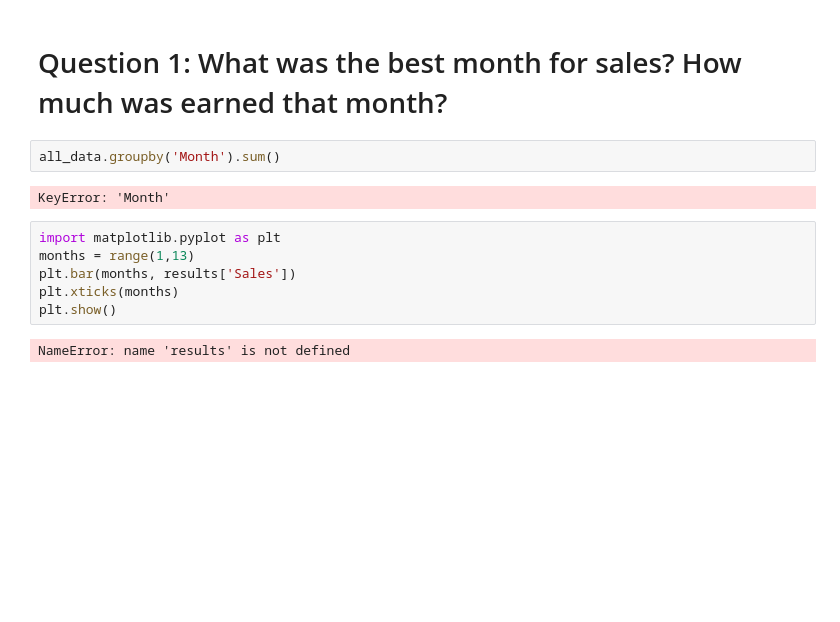
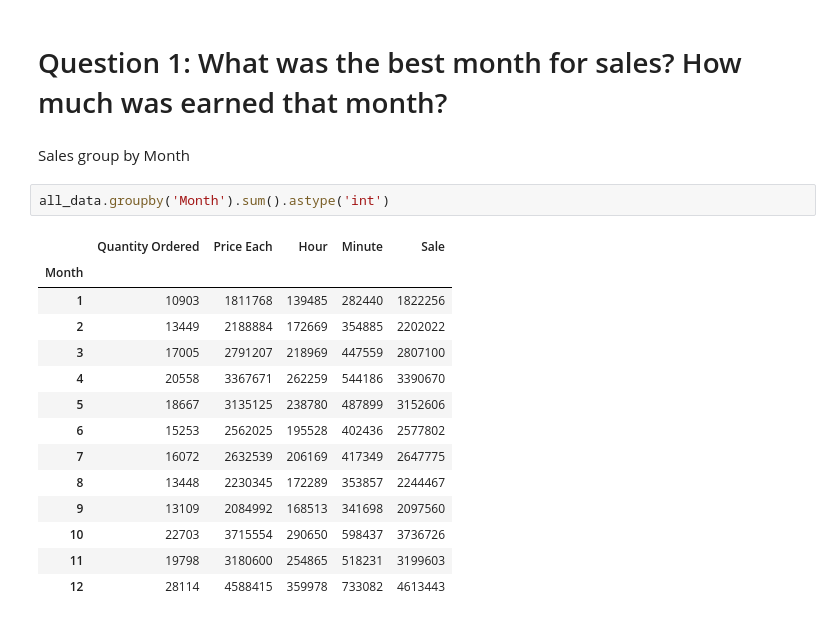
Before and after one commit to dangbichtrinh/Python-portfolio-project, a Jupyter notebook: Python-portfolio-project.ipynb, the cells around one changed output. Cells and saved outputs as stored; diff of their text form; blank space fills up the shorter version.

```diff
--- a/Python-portfolio-project.ipynb
+++ b/Python-portfolio-project.ipynb
@@ -242,14 +246,21 @@ all_data.head()
 # %% [markdown]
 # Question 1: What was the best month for sales? How much was earned that month?
-# %%
-all_data.groupby('Month').sum()
-# %% [output]
-KeyError: 'Month'
-# %%
-import matplotlib.pyplot as plt
-months = range(1,13)
-plt.bar(months, results['Sales'])
-plt.xticks(months)
-plt.show()
-# %% [output]
-NameError: name 'results' is not defined
+# %% [markdown]
+Sales group by Month
+# %%
+all_data.groupby('Month').sum().astype('int')
+# %% [output]
+|  | Quantity Ordered | Price Each | Hour | Minute | Sale |
+| Month |  |  |  |  |  |
+| 1 | 10903 | 1811768 | 139485 | 282440 | 1822256 |
+| 2 | 13449 | 2188884 | 172669 | 354885 | 2202022 |
+| 3 | 17005 | 2791207 | 218969 | 447559 | 2807100 |
+| 4 | 20558 | 3367671 | 262259 | 544186 | 3390670 |
+| 5 | 18667 | 3135125 | 238780 | 487899 | 3152606 |
+| 6 | 15253 | 2562025 | 195528 | 402436 | 2577802 |
+| 7 | 16072 | 2632539 | 206169 | 417349 | 2647775 |
+| 8 | 13448 | 2230345 | 172289 | 353857 | 2244467 |
+| 9 | 13109 | 2084992 | 168513 | 341698 | 2097560 |
+| 10 | 22703 | 3715554 | 290650 | 598437 | 3736726 |
+| 11 | 19798 | 3180600 | 254865 | 518231 | 3199603 |
+| 12 | 28114 | 4588415 | 359978 | 733082 | 4613443 |
```
Also changed, not shown: parts of 15 cells of this notebook.
